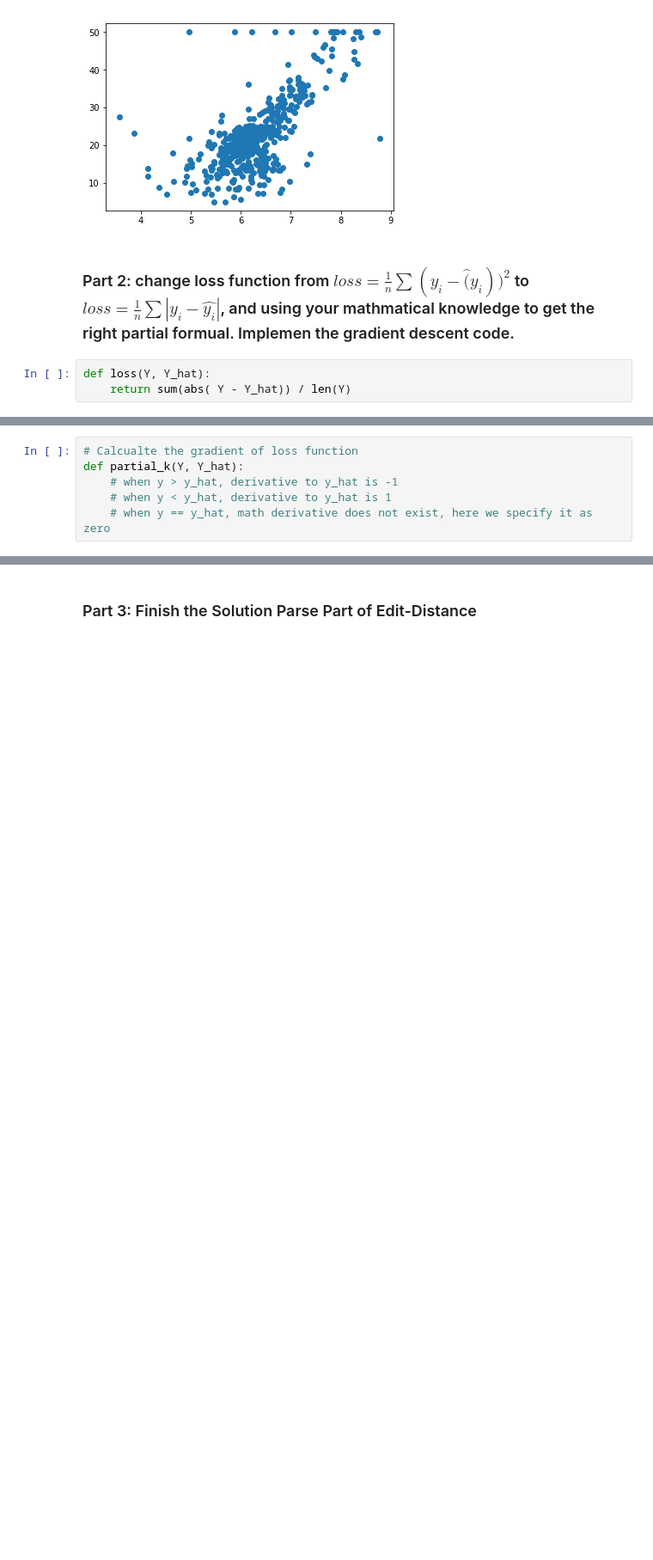
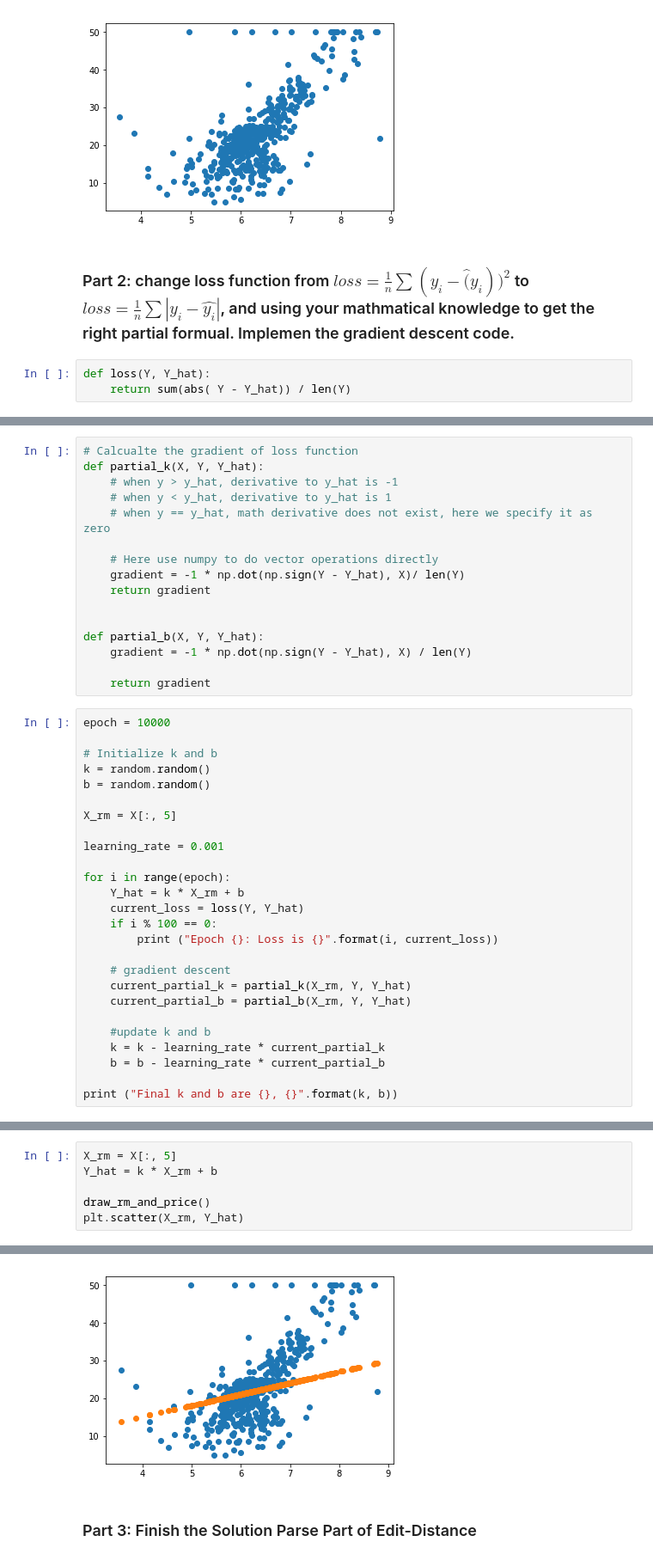
Before and after one commit to buptwxd2/nlp_homework, a Jupyter notebook: Assignment-03.ipynb, the cells around one changed output, grey strips where cells are left out. Shown at 86% size. Drawn from its saved outputs; the diff is of its cells as text; blank space fills up the shorter version.

```diff
--- a/Assignment-03.ipynb
+++ b/Assignment-03.ipynb
@@ -291,6 +293,42 @@ def loss(Y, Y_hat):
 # %%
 # Calcualte the gradient of loss function
-def partial_k(Y, Y_hat):
+def partial_k(X, Y, Y_hat):
     # when y > y_hat, derivative to y_hat is -1
     # when y < y_hat, derivative to y_hat is 1
     # when y == y_hat, math derivative does not exist, here we specify it as zero
+
+    # Here use numpy to do vector operations directly
+    gradient = -1 * np.dot(np.sign(Y - Y_hat), X)/ len(Y)
+    return gradient
+
+
+def partial_b(X, Y, Y_hat):
+    gradient = -1 * np.dot(np.sign(Y - Y_hat), X) / len(Y)
+
+    return gradient
+# %%
+epoch = 10000
+
+# Initialize k and b
+k = random.random()
+b = random.random()
+
+X_rm = X[:, 5]
+
+learning_rate = 0.001
+
+for i in range(epoch):
+    Y_hat = k * X_rm + b
+    current_loss = loss(Y, Y_hat)
+    if i % 100 == 0:
+        print ("Epoch {}: Loss is {}".format(i, current_loss))
+
+    # gradient descent
+    current_partial_k = partial_k(X_rm, Y, Y_hat)
+    current_partial_b = partial_b(X_rm, Y, Y_hat)
+
+    #update k and b
+    k = k - learning_rate * current_partial_k
+    b = b - learning_rate * current_partial_b
+
+print ("Final k and b are {}, {}".format(k, b))
@@ -296,0 +353,7 @@ def partial_k(Y, Y_hat):
+# %%
+X_rm = X[:, 5]
+Y_hat = k * X_rm + b
+
+draw_rm_and_price()
+plt.scatter(X_rm, Y_hat)
+# %% [output]
@@ -297,3 +361,4 @@ def partial_k(Y, Y_hat):
+[figure, added]
 # %% [markdown]
 ### Part 3: Finish the Solution Parse Part of Edit-Distance
 # %% [markdown]
```
Also changed, not shown: parts of 3 cells of this notebook.
